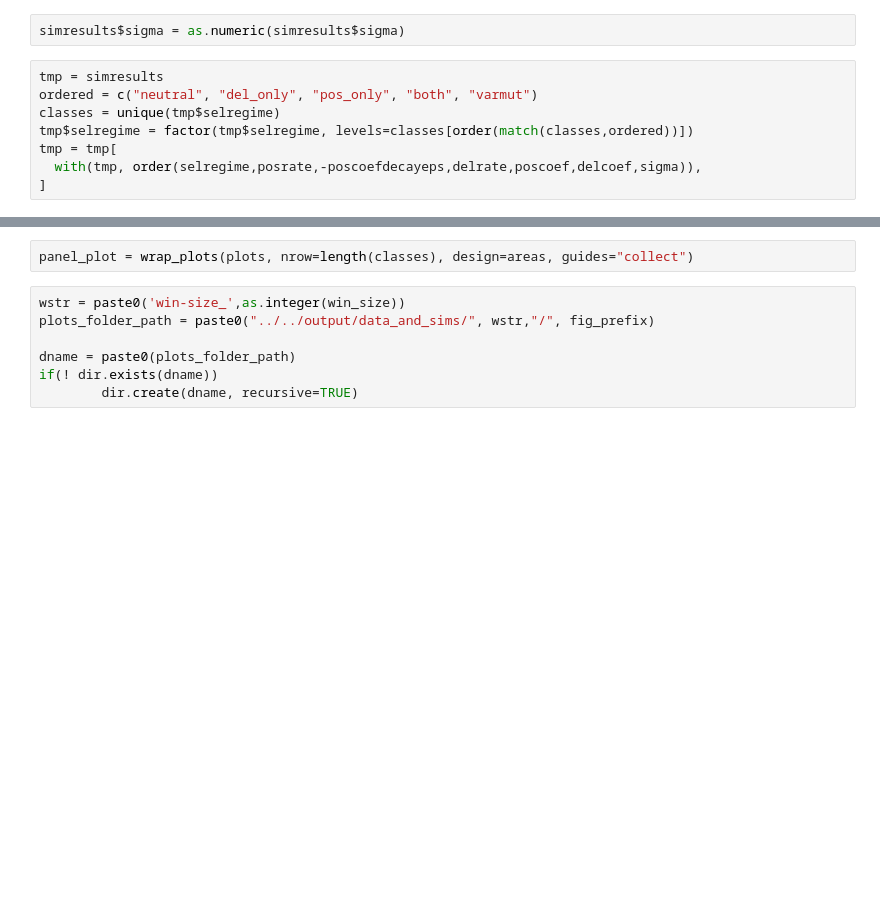
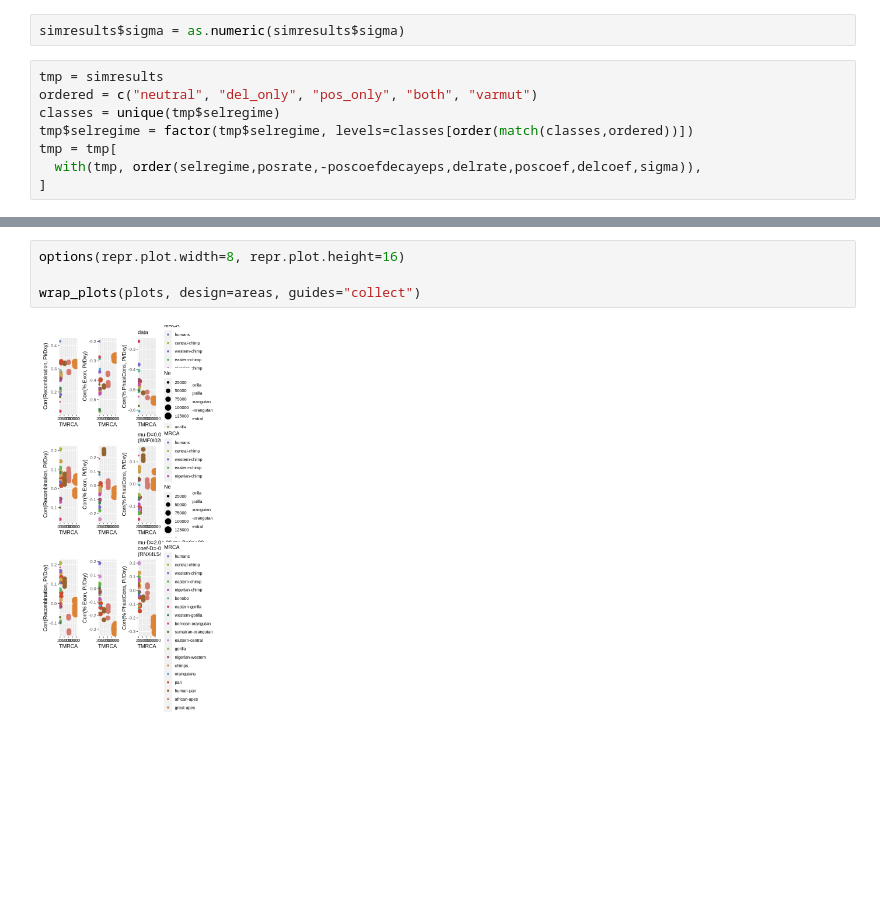
Before and after one commit to kr-colab/greatapes_sims, a Jupyter notebook: scripts/R/data-and-sims_panels.ipynb, the cells around one changed output, grey strips where cells are left out. Saved outputs shown, nothing was run; the diff lists cells and outputs as text; blank space fills up the shorter version.

```diff
--- a/scripts/R/data-and-sims_panels.ipynb
+++ b/scripts/R/data-and-sims_panels.ipynb
@@ -184,9 +145,6 @@ Levels: neutral del_only pos_only both varmut
 # %%
-panel_plot = wrap_plots(plots, nrow=length(classes), design=areas, guides="collect")
+options(repr.plot.width=8, repr.plot.height=16)
+
+wrap_plots(plots, design=areas, guides="collect")
+# %% [output]
+[figure, added]
-# %%
-wstr = paste0('win-size_',as.integer(win_size))
-plots_folder_path = paste0("../../output/data_and_sims/", wstr,"/", fig_prefix)
-
-dname = paste0(plots_folder_path)
-if(! dir.exists(dname))
-        dir.create(dname, recursive=TRUE)
```
Also changed, not shown: parts of 37 cells of this notebook, 1 other file.
